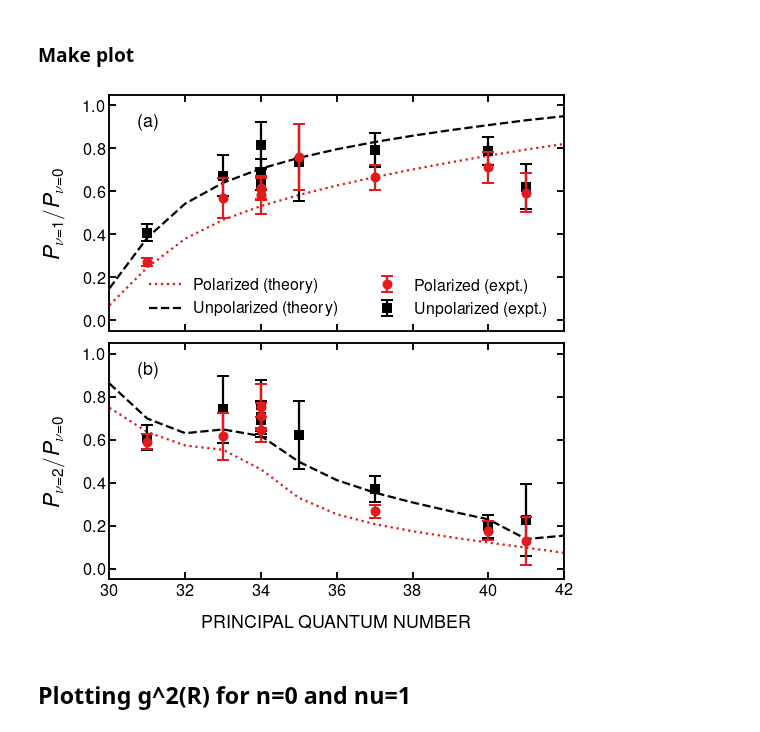
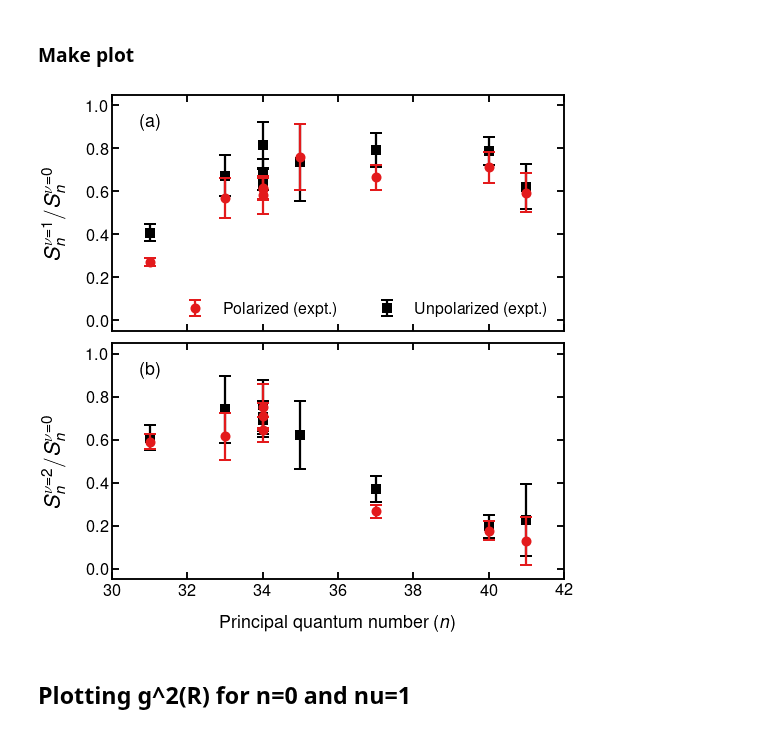
Before and after one commit to rogding/phd_thesis, a Jupyter notebook: chapters/probing_correlations/dimer_ratios/dimer_ratios-20190812.ipynb, the cells around one changed output. Cells and saved outputs as stored; diff of their text form; code cells hidden in the pictures.

```diff
--- a/chapters/probing_correlations/dimer_ratios/dimer_ratios-20190812.ipynb
+++ b/chapters/probing_correlations/dimer_ratios/dimer_ratios-20190812.ipynb
@@ -105,24 +105,16 @@ unpol_D2D0_th = unpol_dimer_th['v=2']/unpol_dimer_th['v=0']
 
 ### Do theory plots
 # Plot theoretical D1:D0 polarized ratios
-axs[0].plot(pol_th_n, pol_D1D0_th,
-            **theory_plot_options_pol,
-            label='Polarized (theory)', zorder=0)
+#axs[0].plot(pol_th_n, pol_D1D0_th, **theory_plot_options_pol, label='Polarized (theory)', zorder=0)
 
 # Plot theoretical D2:D0 polarized ratios
-axs[1].plot(pol_th_n, pol_D2D0_th,
-            **theory_plot_options_pol,
-            label='Polarized (theory)', zorder=0)
+#axs[1].plot(pol_th_n, pol_D2D0_th, **theory_plot_options_pol, label='Polarized (theory)', zorder=0)
 
 # Plot theoretical D1:D0 unpolarized ratios
-axs[0].plot(unpol_th_n, unpol_D1D0_th,
-            **theory_plot_options_unpol,
-            label='Unpolarized (theory)', zorder=1)
+#axs[0].plot(unpol_th_n, unpol_D1D0_th, **theory_plot_options_unpol, label='Unpolarized (theory)', zorder=1)
 
 # Plot theoretical D2:D0 unpolarized ratios
-axs[1].plot(unpol_th_n, unpol_D2D0_th,
-            **theory_plot_options_unpol,
-            label='Unpolarized (theory)', zorder=1)
+#axs[1].plot(unpol_th_n, unpol_D2D0_th, **theory_plot_options_unpol, label='Unpolarized (theory)', zorder=1)
 
 ### Experimental plots
 # Plot experimental d1:d0 polarized ratios
@@ -145,38 +137,38 @@ axs[0].errorbar(exp_df['n'], exp_df['D1:D0 (unpol)'], yerr=exp_df['D1:D0 (unpol)
                 label='Unpolarized (expt.)', zorder=2)
 
 # Plot experimental D2:D0 unpolarized ratios
 axs[1].errorbar(exp_df['n'], exp_df['D2:D0 (unpol)'], yerr=exp_df['D2:D0 (unpol) (unc)'],
                 **experiment_plot_options_unpol,
                 label='Unpolarized (expt.)', zorder=2)
 
 # Setting plotting limits and tick options
 for ax in axs:
     ax.tick_params(axis='both', which='both', direction='in', length=7)
     ax.xaxis.set_ticks_position('both')
     ax.yaxis.set_ticks_position('both')
     ax.set_xlim((30, 42))
     ax.set_ylim((-0.05, 1.05))
 
 # Axes labels
 #plt.xlabel(r'$n$', fontsize=22)
-plt.xlabel(r'PRINCIPAL QUANTUM NUMBER', fontsize=18, labelpad=16)
-axs[0].set_ylabel(r'$P_{\nu=1}/P_{\nu=0}$', fontsize=22, labelpad=16)
-axs[1].set_ylabel(r'$P_{\nu=2}/P_{\nu=0}$', fontsize=22, labelpad=16)
+plt.xlabel(r'Principal quantum number ($n$)', fontsize=18, labelpad=16)
+axs[0].set_ylabel(r'${S^{\nu=1}_{n}}/{S^{\nu=0}_{n}}$', fontsize=22, labelpad=16)
+axs[1].set_ylabel(r'${S^{\nu=2}_{n}}/{S^{\nu=0}_{n}}$', fontsize=22, labelpad=16)
 
 # Adding subfigure labels
 axs[0].text(x=30.75, y=0.9, s=r'(a)')
 axs[1].text(x=30.75, y=0.9, s=r'(b)')
 
 # Axes legend
 axs[0].legend(ncol=2, fontsize=16, loc='lower right', frameon=False)
 
 plt.tight_layout()
 fig.subplots_adjust(hspace=0.05)
 
-#plt.savefig('Fig6.pdf', bbox_inches='tight')
+plt.savefig('Fig6.pdf', bbox_inches='tight')
 plt.show()
 # %% [output]
-[figure, old version]
+[figure, new version]
 # %% [markdown]
 ## Plotting g^2(R) for n=0 and nu=1
 # %% [markdown]
```
Also changed, not shown: parts of 2 cells of this notebook, 5 other files.
